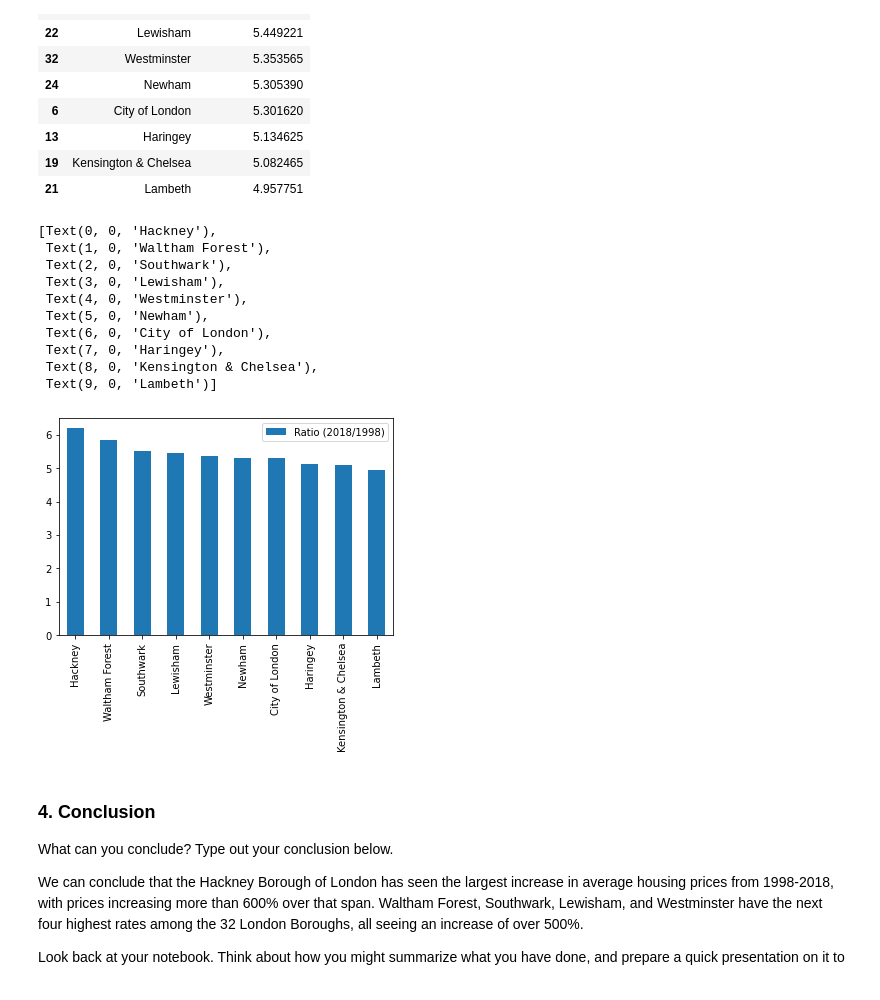
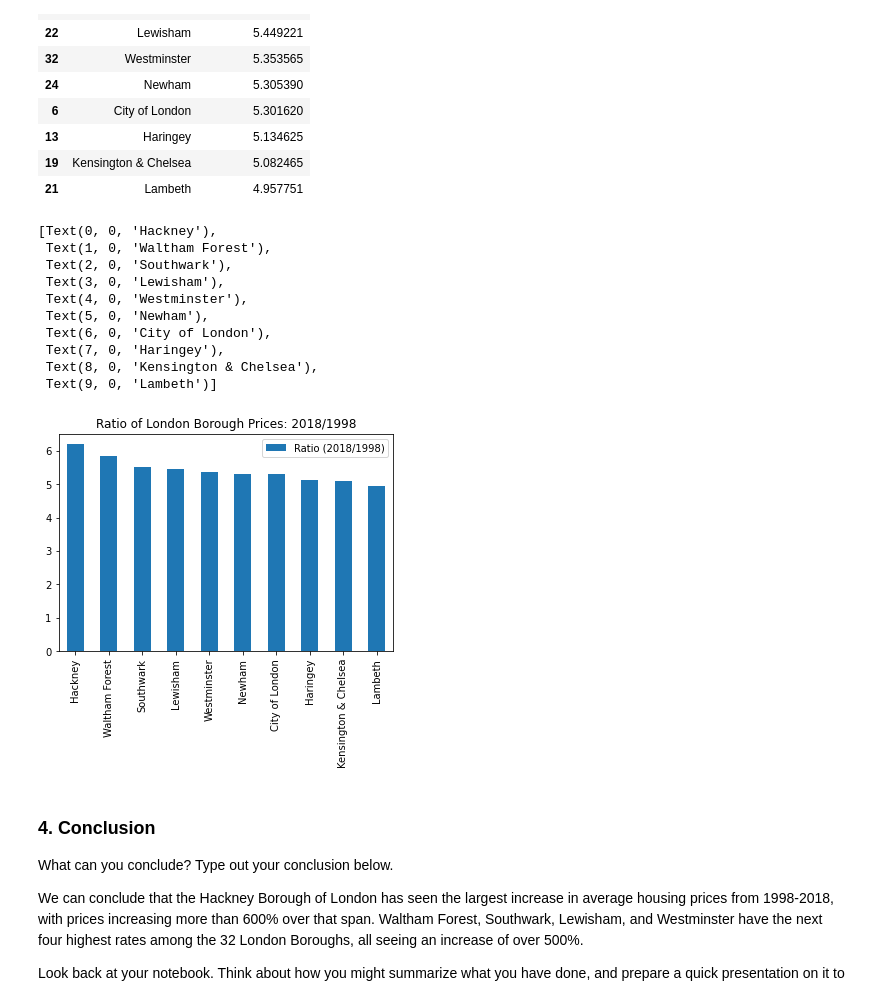
Before and after one commit to gcolson11/Springboard, a Jupyter notebook: Unit_4_Challenge_Tier_3.ipynb, the cells around one changed output. Cells and saved outputs as stored; diff of their text form; code cells hidden in the pictures.

```diff
--- a/Unit_4_Challenge_Tier_3.ipynb
+++ b/Unit_4_Challenge_Tier_3.ipynb
@@ -448,20 +449,20 @@ sort
 | 19 | Kensington & Chelsea | 5.082465 |
 | 21 | Lambeth | 4.957751 |
 # %%
-p = sort[['Borough','Ratio (2018/1998)']].plot(kind='bar')
-p.set_xticklabels(sort['Borough'])
+ax = sort[['Borough','Ratio (2018/1998)']].plot(kind='bar', title='Ratio of London Borough Prices: 2018/1998')
+ax.set_xticklabels(sort['Borough'])
 # %% [output]
 [Text(0, 0, 'Hackney'),
  Text(1, 0, 'Waltham Forest'),
  Text(2, 0, 'Southwark'),
  Text(3, 0, 'Lewisham'),
  Text(4, 0, 'Westminster'),
  Text(5, 0, 'Newham'),
  Text(6, 0, 'City of London'),
  Text(7, 0, 'Haringey'),
  Text(8, 0, 'Kensington & Chelsea'),
  Text(9, 0, 'Lambeth')]
-[figure, old version]
+[figure, new version]
 # %% [markdown]
 ### 4. Conclusion
 What can you conclude? Type out your conclusion below.
```
Also changed, not shown: parts of 1 cell of this notebook.
